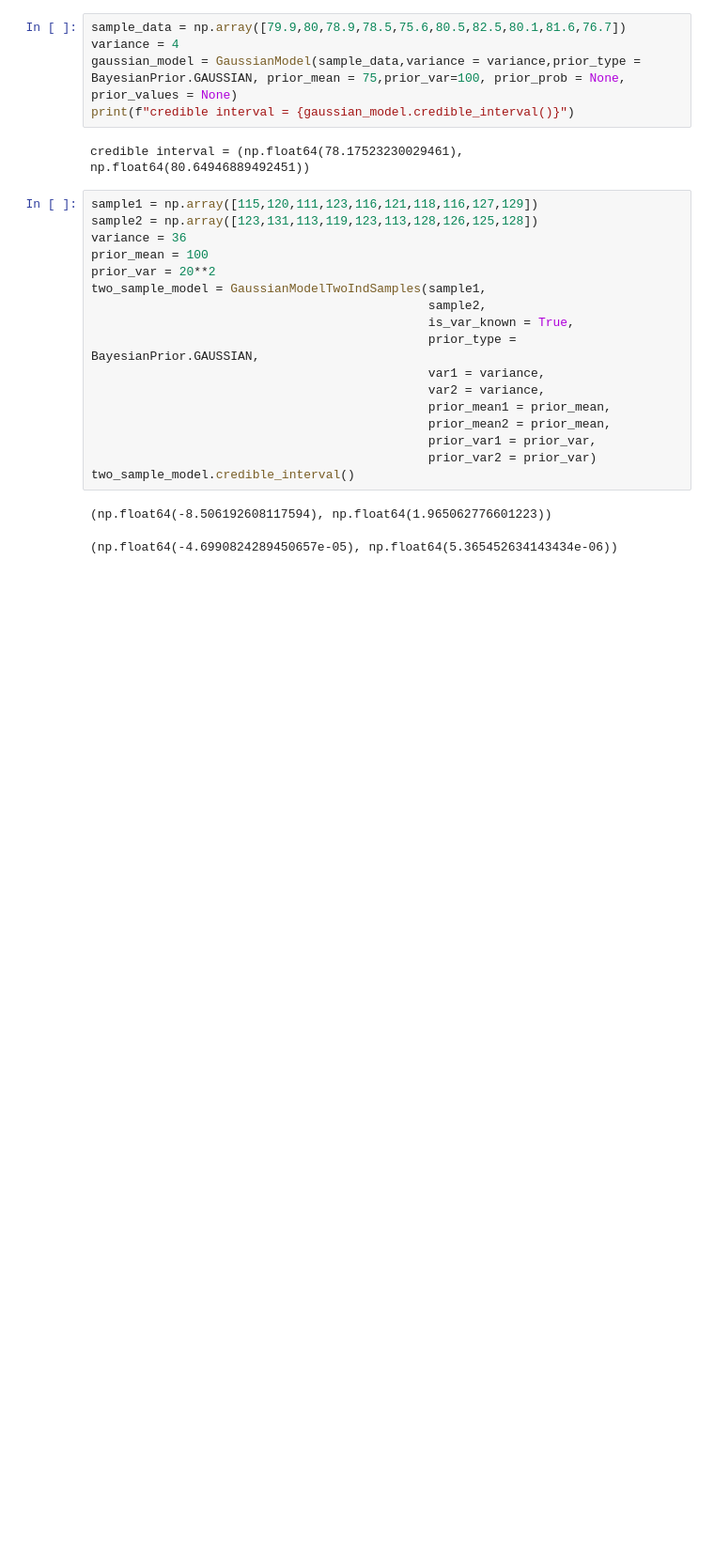
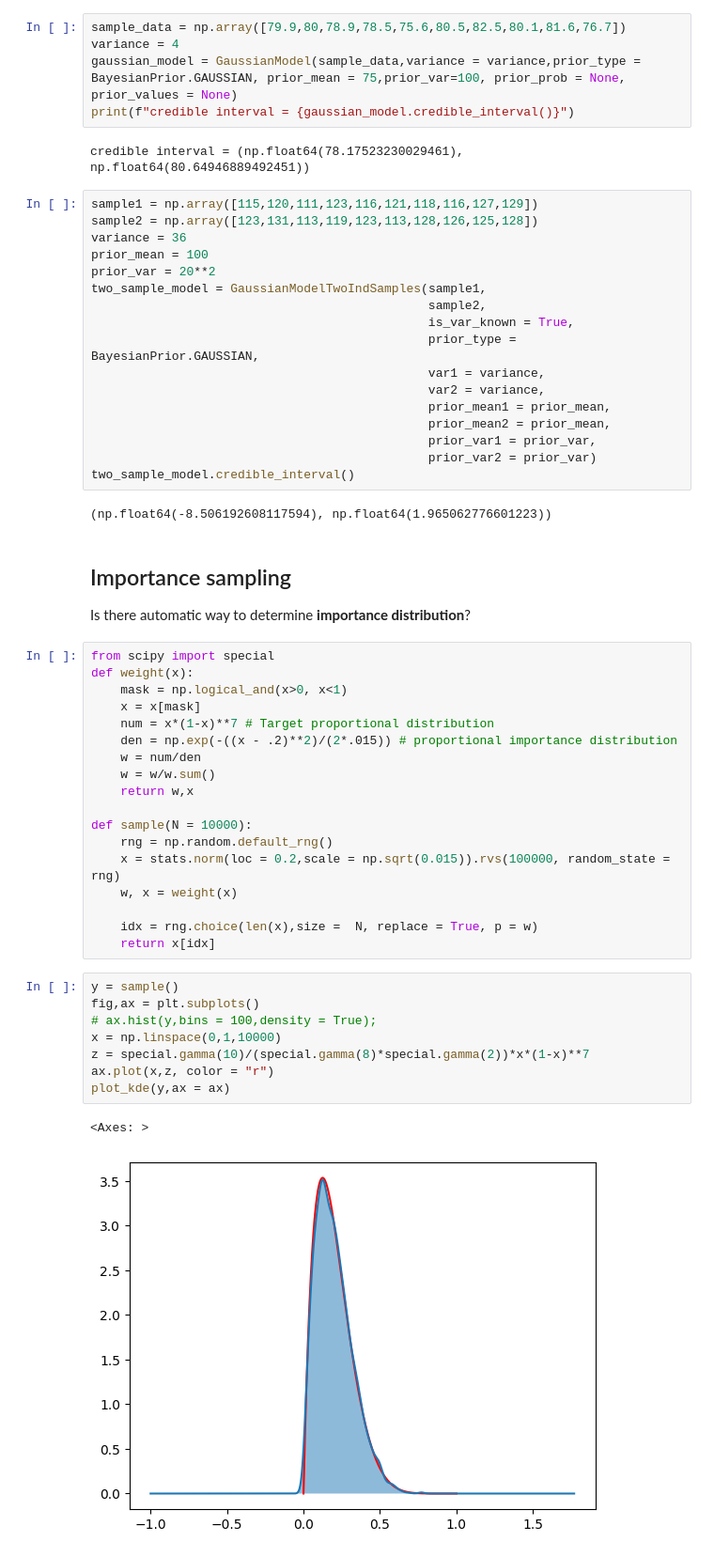
Before and after one commit to Isaac1989/img_processing_lab, a Jupyter notebook: probability_and_statistics.ipynb, the cells around one changed output. Shown at 94% size. Drawn from its saved outputs; the diff is of its cells as text; blank space fills up the shorter version.

```diff
--- a/probability_and_statistics.ipynb
+++ b/probability_and_statistics.ipynb
@@ -681,6 +681,35 @@ two_sample_model = GaussianModelTwoIndSamples(sample1,
 two_sample_model.credible_interval()
 # %% [output]
 (np.float64(-8.506192608117594), np.float64(1.965062776601223))
+# %% [markdown]
+## Importance sampling
+Is there automatic way to determine **importance distribution**?
 # %%
+from scipy import special
+def weight(x):
+    mask = np.logical_and(x>0, x<1)
+    x = x[mask]
+    num = x*(1-x)**7 # Target proportional distribution
+    den = np.exp(-((x - .2)**2)/(2*.015)) # proportional importance distribution
+    w = num/den
+    w = w/w.sum()
+    return w,x
+
+def sample(N = 10000):
+    rng = np.random.default_rng()
+    x = stats.norm(loc = 0.2,scale = np.sqrt(0.015)).rvs(100000, random_state = rng)
+    w, x = weight(x)
+
+    idx = rng.choice(len(x),size =  N, replace = True, p = w)
+    return x[idx]
-# %% [output]
-(np.float64(-4.6990824289450657e-05), np.float64(5.365452634143434e-06))
+# %%
+y = sample()
+fig,ax = plt.subplots()
+# ax.hist(y,bins = 100,density = True);
+x = np.linspace(0,1,10000)
+z = special.gamma(10)/(special.gamma(8)*special.gamma(2))*x*(1-x)**7
+ax.plot(x,z, color = "r")
+plot_kde(y,ax = ax)
+# %% [output]
+<Axes: >
+[figure, added]
```
Also changed, not shown: parts of 16 cells of this notebook.
